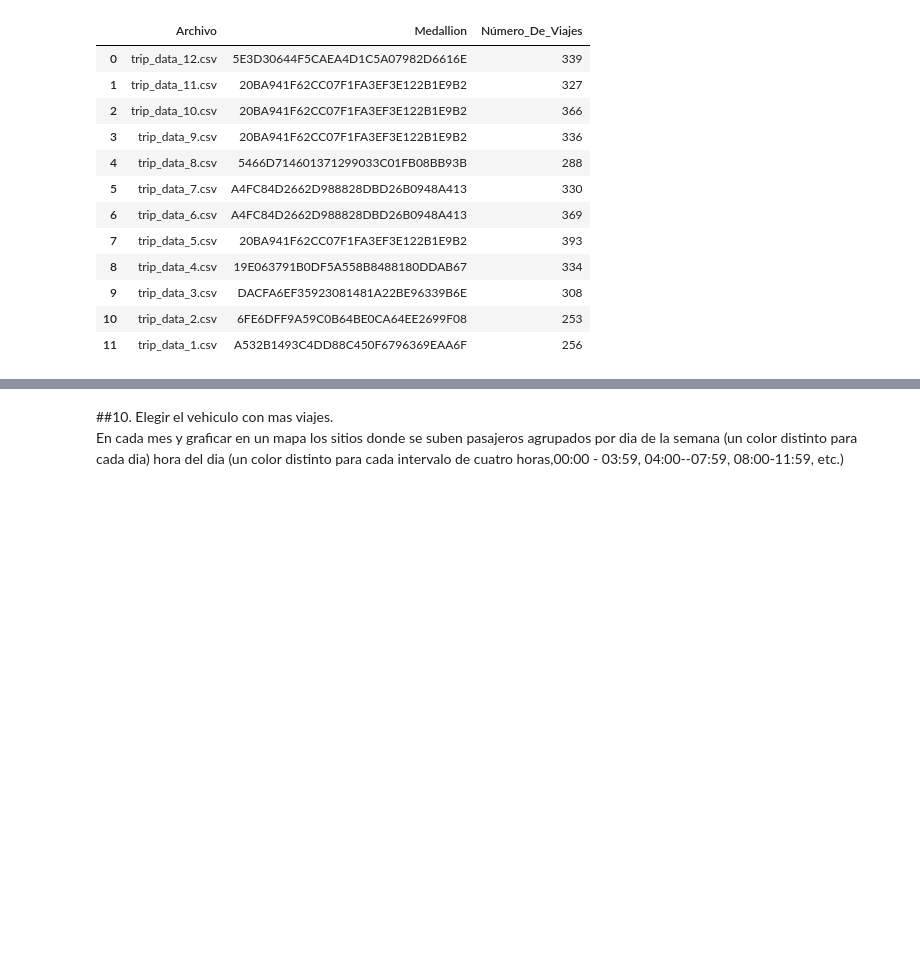
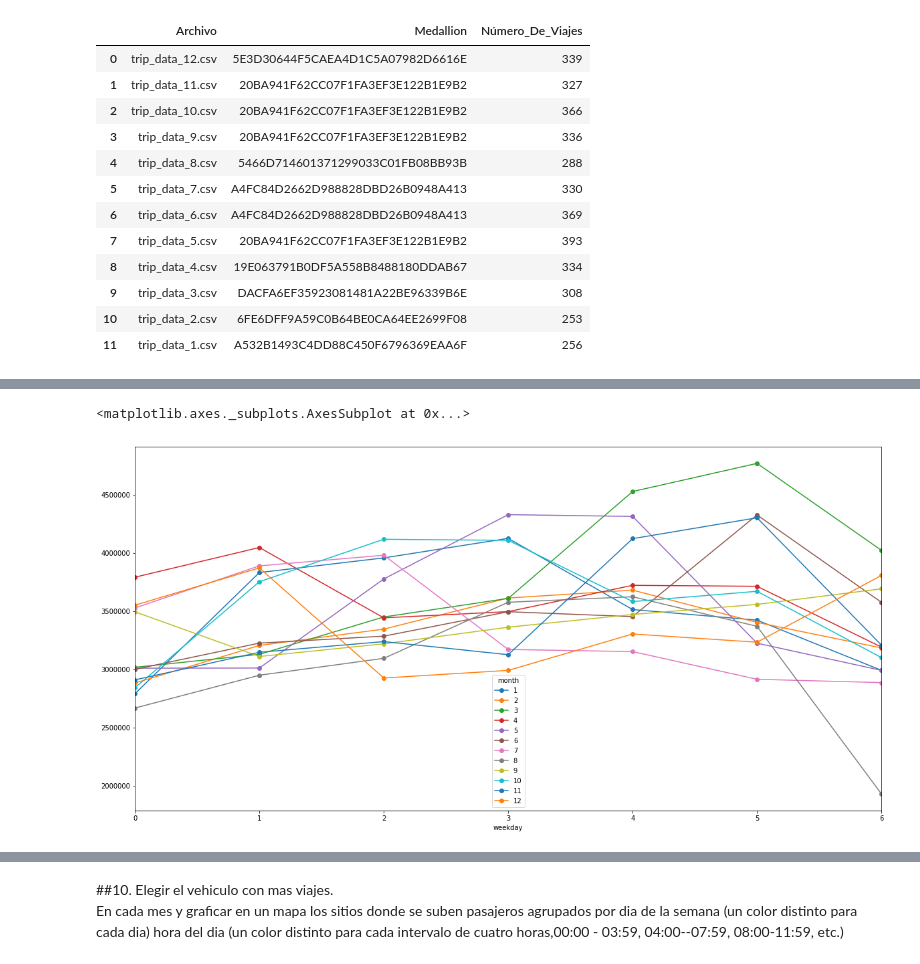
Before and after one commit to htapiagroup/sistemas-distribuidos-evaluacion-intersemestral-lomik33, a Jupyter notebook: SistDist_Examen1.ipynb, the cells around one changed output, grey strips where cells are left out. Cells and saved outputs as stored; diff of their text form; code cells hidden in the pictures; blank space fills up the shorter version.

```diff
--- a/SistDist_Examen1.ipynb
+++ b/SistDist_Examen1.ipynb
@@ -232,11 +233,20 @@ D)Definir un viaje_largo como aquellos en los que la duracion del viaje (trip_ti
 # %%
 dfPromedios= pd.DataFrame(columns=['Name', 'Columns', 'Rows','Time_Trip_Distance','Mean_Trip_Distance','Time_Trip_Time_In_Secs','Mean_Trip_Time_In_Secs'])
 # %%
-def leer_archivo_limpio(fileName):
-  !gzip -dc < "/content/gdrive/My Drive/Colab Notebooks/trip_data_1.csv.gz" > "/content/trip_data_1.csv"
+def leer_archivo_limpio(fileName, compute=True):
   fileNameExtract=fileName.replace(".gz","")
   plantillaGzip='gzip -dc "/content/gdrive/My Drive/Colab Notebooks/'+ fileName+'" > '+ fileNameExtract
   os.system(plantillaGzip)
-  data=dd.read_csv(file,low_memory=False, parse_dates=True,dtype={'trip_distance': 'float64','trip_time_in_secs': 'int64', 'medallion': 'str', 'passenger_count': 'int64','pickup_longitude': 'float64','pickup_latitude':'float64','dropoff_longitude': 'float64', 'dropoff_latitude':'float64'}).compute() # se carga a dataset de dask
+  if compute:
+    data=dd.read_csv(fileNameExtract,low_memory=False, parse_dates=True,
+                   dtype={'trip_distance': 'float64','trip_time_in_secs': 'int64', 'medallion': 'str', 'passenger_count': 'int64','pickup_longitude': 'float64',
+                          'pickup_latitude':'float64','dropoff_longitude': 'float64', 'dropoff_latitude':'float64'}
+                    ).compute() # se carga a dataset de dask y se computa
+  else:
+    data=dd.read_csv(fileNameExtract,low_memory=False, parse_dates=True,
+                   dtype={'trip_distance': 'float64','trip_time_in_secs': 'int64', 'medallion': 'str', 'passenger_count': 'int64',
+                          'pickup_longitude': 'float64','pickup_latitude':'float64','dropoff_longitude': 'float64', 'dropoff_latitude':'float64'})
+    # se carga a dataset de dask
+
   os.system('rm '+fileNameExtract)
   return data
@@ -370 +385,14 @@ dfTop
  ¿Que pueden observar de las graficas?
+# %%
+dft=leer_archivo_limpio('trip_data_1.csv.gz',compute=True)
+dft['pickup_datetime'] = dd.to_datetime(dft['pickup_datetime'])
+dft['month']=dft['pickup_datetime'].dt.month
+dft['weekday'] = dft['pickup_datetime'].dt.weekday
+meses_weekday=dft.groupby(['month','weekday'])['passenger_count'].sum()
+files =[plantilla.format(month) for month in range(2,13)]
+for file in files:
+  df=leer_archivo_limpio(file, compute=True)
+  df['pickup_datetime'] = dd.to_datetime(df['pickup_datetime'])
+  df['month']=df['pickup_datetime'].dt.month
+  df['weekday'] = df['pickup_datetime'].dt.weekday
+  meses_weekday=meses_weekday.append(df.groupby(['month','weekday'])['passenger_count'].sum())
@@ -370,0 +419,5 @@ dfTop
+# %%
+meses_weekday.unstack(level=0).plot(style="-o", figsize=(20,10))
+# %% [output]
+<matplotlib.axes._subplots.AxesSubplot at 0x...>
+[figure, added]
```
Also changed, not shown: parts of 7 cells of this notebook.
